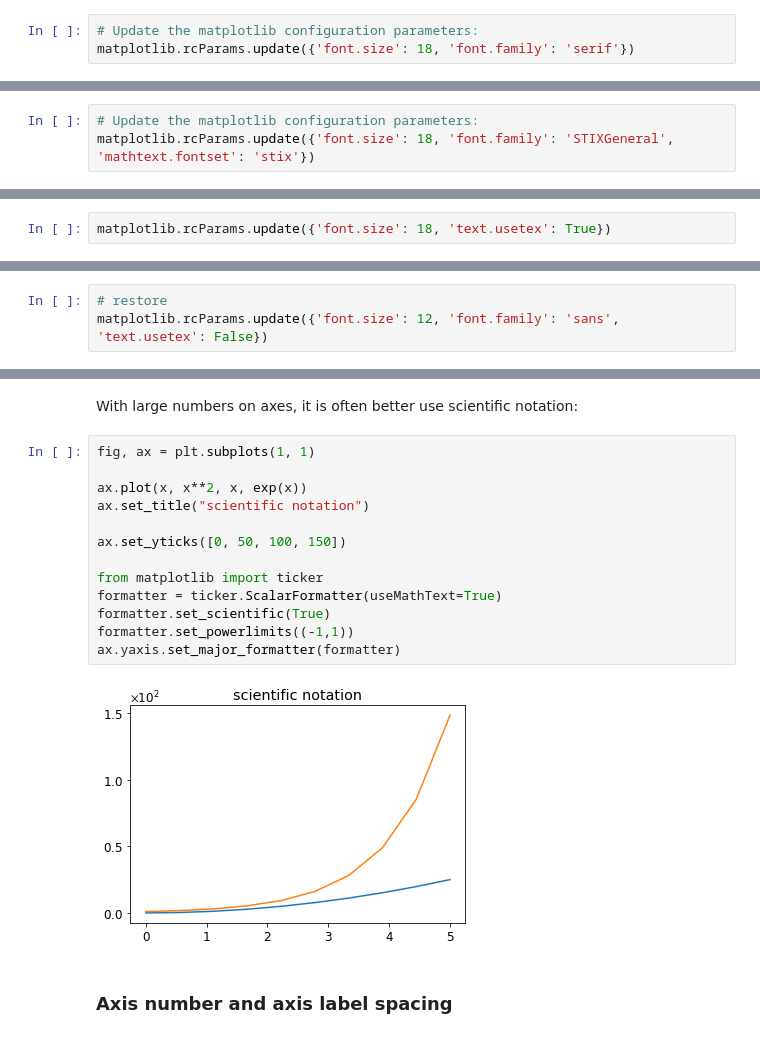
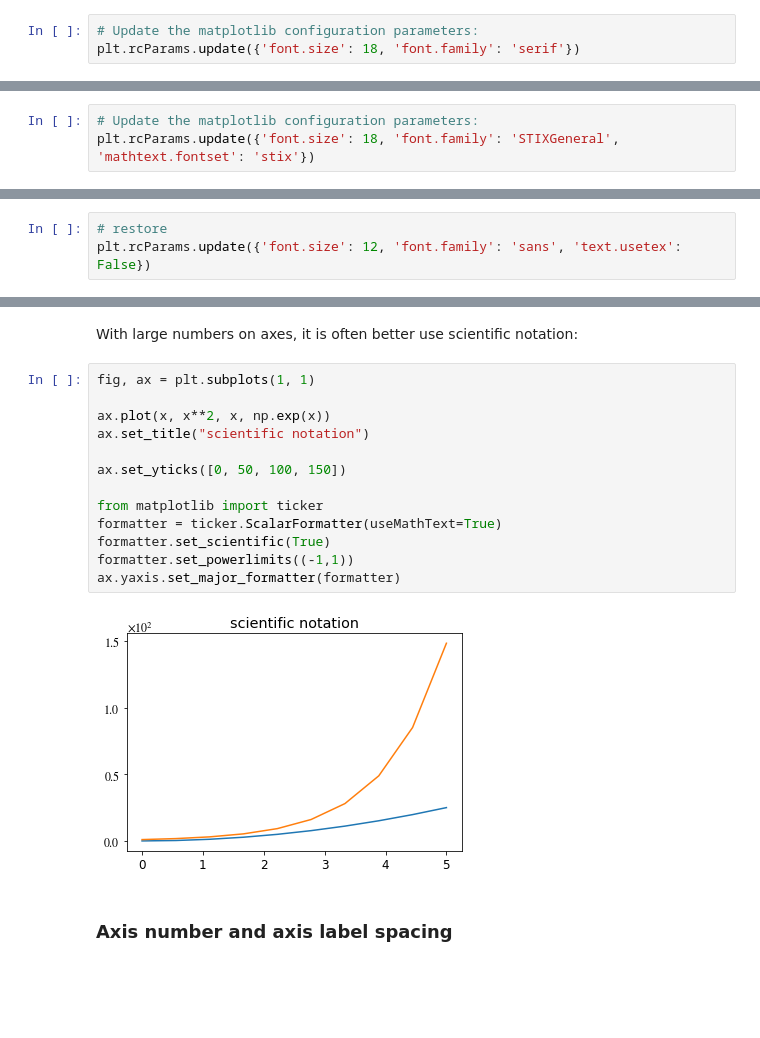
Before and after one commit to pythonitalia/pycon-beginners-day, a Jupyter notebook: 3. Data Science/3 Matplotlib.ipynb, the cells around one changed output, grey strips where cells are left out. Cells and saved outputs as stored; diff of their text form; blank space fills up the shorter version.

```diff
--- a/3. Data Science/3 Matplotlib.ipynb
+++ b/3. Data Science/3 Matplotlib.ipynb
@@ -263,7 +262,7 @@ ax.set_title('title');
 We can also change the global font size and font family, which applies to all text elements in a figure (tick labels, axis labels and titles, legends, etc.):
 # %%
 # Update the matplotlib configuration parameters:
-matplotlib.rcParams.update({'font.size': 18, 'font.family': 'serif'})
+plt.rcParams.update({'font.size': 18, 'font.family': 'serif'})
 # %%
 fig, ax = plt.subplots()
 
@@ -279,7 +278,7 @@ ax.set_title('title');
 A good choice of global fonts are the STIX fonts:
 # %%
 # Update the matplotlib configuration parameters:
-matplotlib.rcParams.update({'font.size': 18, 'font.family': 'STIXGeneral', 'mathtext.fontset': 'stix'})
+plt.rcParams.update({'font.size': 18, 'font.family': 'STIXGeneral', 'mathtext.fontset': 'stix'})
 # %%
 fig, ax = plt.subplots()
 
@@ -296,2 +293,3 @@ Or, alternatively, we can request that matplotlib uses LaTeX to render the text
 # %%
-matplotlib.rcParams.update({'font.size': 18, 'text.usetex': True})
+# restore
+plt.rcParams.update({'font.size': 12, 'font.family': 'sans', 'text.usetex': False})
@@ -318,6 +296,3 @@ Here is the full report generated by LaTeX:
-# %%
-# restore
-matplotlib.rcParams.update({'font.size': 12, 'font.family': 'sans', 'text.usetex': False})
 # %% [markdown]
 ### Setting colors, linewidths, linetypes
 # %% [markdown]
@@ -428,18 +403,18 @@ With large numbers on axes, it is often better use scientific notation:
 # %%
 fig, ax = plt.subplots(1, 1)
 
-ax.plot(x, x**2, x, exp(x))
+ax.plot(x, x**2, x, np.exp(x))
 ax.set_title("scientific notation")
 
 ax.set_yticks([0, 50, 100, 150])
 
 from matplotlib import ticker
 formatter = ticker.ScalarFormatter(useMathText=True)
 formatter.set_scientific(True)
 formatter.set_powerlimits((-1,1))
 ax.yaxis.set_major_formatter(formatter)
 # %% [output]
-[figure, old version]
+[figure, new version]
 # %% [markdown]
 ### Axis number and axis label spacing
 # %%
```
Also changed, not shown: parts of 30 cells of this notebook.
